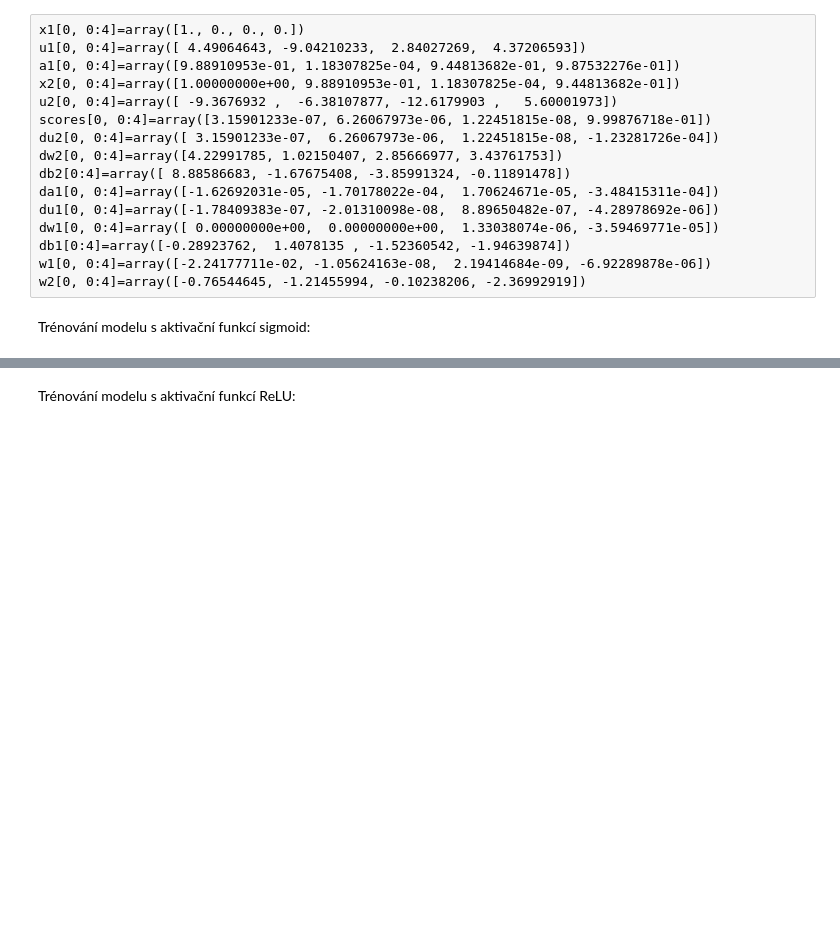
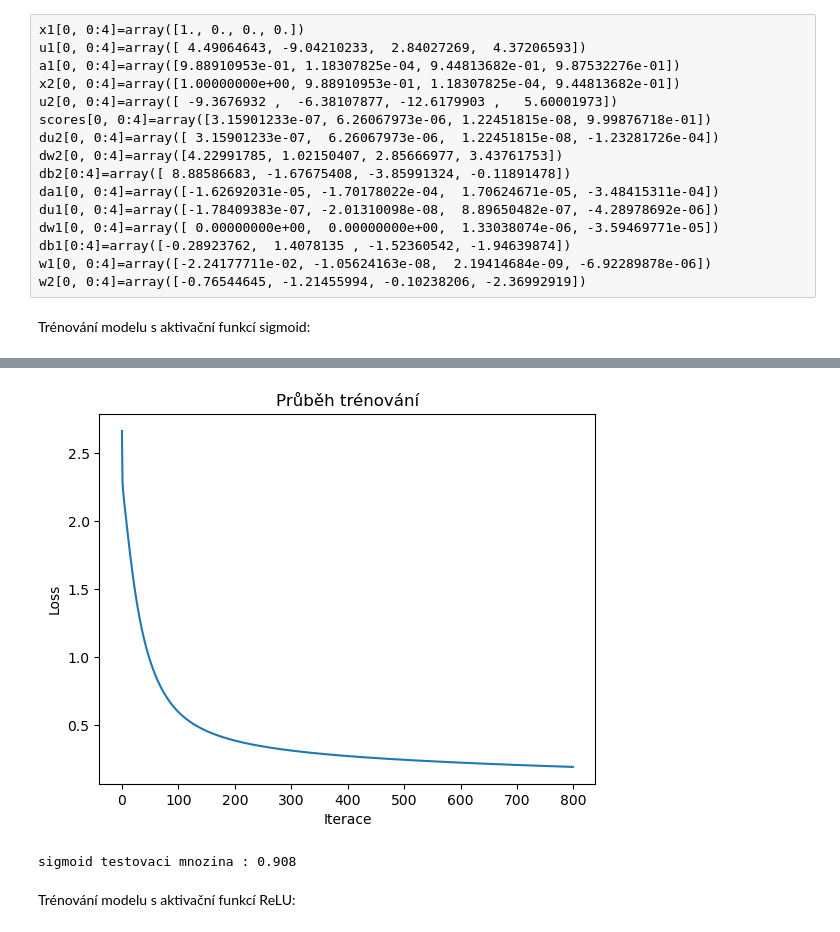
Before and after one commit to c4da/vsu, a Jupyter notebook: 08_NN.ipynb, the cells around one changed output, grey strips where cells are left out. Cells and saved outputs as stored; diff of their text form; code cells hidden in the pictures; blank space fills up the shorter version.

```diff
--- a/08_NN.ipynb
+++ b/08_NN.ipynb
@@ -122,9 +209,3 @@ $$
         0 & 1 & 0 \\
         \end{bmatrix}
 $$
-# %%
-def one_hot_encoding(data):
-    #################################################################
-    # ZDE DOPLNIT
-    ...
-    #################################################################
@@ -161,13 +332,17 @@ softmax(u)
 # %% [raw]
 array([[0.26894142, 0.73105858],
        [0.73105858, 0.26894142]])
-# %%
-def theta_grad(grad_on_output, input_data):
-    #################################################################
-    # ZDE DOPLNIT
-    ...
-    #################################################################
-    return weight_grad, bias_grad
+# %%
+def theta_grad(grad_on_output, input_data):
+    #################################################################
+    #shape: (n_neurons, n_samples) @ (n_samples, n_inputs) = (n_neurons, n_inputs)
+    weight_grad = grad_on_output.T @ input_data
+
+    #gradient biasu: suma gradientu přes všechny vzorky (axis=0)
+    #shape: (n_samples, n_neurons) → suma přes vzorky → (n_neurons,)
+    bias_grad = np.sum(grad_on_output, axis=0)
+    #################################################################
+    return weight_grad, bias_grad
 # %%
 #test vypoctu gradientu pro matici vah a biasy
 
@@ -366,18 +613,3 @@ dw1[0, 0:4]=array([ 0.00000000e+00,  0.00000000e+00,  1.33038074e-06, -3.5946977
 db1[0:4]=array([-0.28923762,  1.4078135 , -1.52360542, -1.94639874])
 w1[0, 0:4]=array([-2.24177711e-02, -1.05624163e-08,  2.19414684e-09, -6.92289878e-06])
 w2[0, 0:4]=array([-0.76544645, -1.21455994, -0.10238206, -2.36992919])
-# %%
-def train_gd(model, x, classes, nIter, alpha=0.00015, lmbd=0):
-    """
-    Natrénuje síť a vykreslí graf vývoje lossu.
-    """
-
-    # Na konci každé iterace vypočtěte cross-entropy loss a ulože ho na odpovídající index v poli.
-    loss = np.zeros(nIter)
-
-    #################################################################
-    # ZDE DOPLNIT
-    ...
-    #################################################################
-
-    show_loss(np.arange(nIter), loss)
@@ -386,7 +671,9 @@ Trénování modelu s aktivační funkcí sigmoid:
 # %%
 tlp = TwoLayerPerceptron(input_layer_size=input_layer_size, hidden_layer_size=hidden_layer_size, output_size=output_size, activation_function=sigmoid, activation_function_derivation=sigmoid_grad)
 #################################################################
-# ZDE DOPLNIT
-...
+train_gd(tlp, x, y, nIter=800, alpha=0.00015, lmbd=0)
+accuracy = tlp.accuracy(xTest, yTest)
+
 #################################################################
 print(f"sigmoid testovaci mnozina : {accuracy}")
+# %% [output]
@@ -393,3 +688,5 @@ print(f"sigmoid testovaci mnozina : {accuracy}")
+[figure, added]
+sigmoid testovaci mnozina : 0.908
 # %% [markdown]
 Trénování modelu s aktivační funkcí ReLU:
 # %%
```
Also changed, not shown: parts of 28 cells of this notebook.
